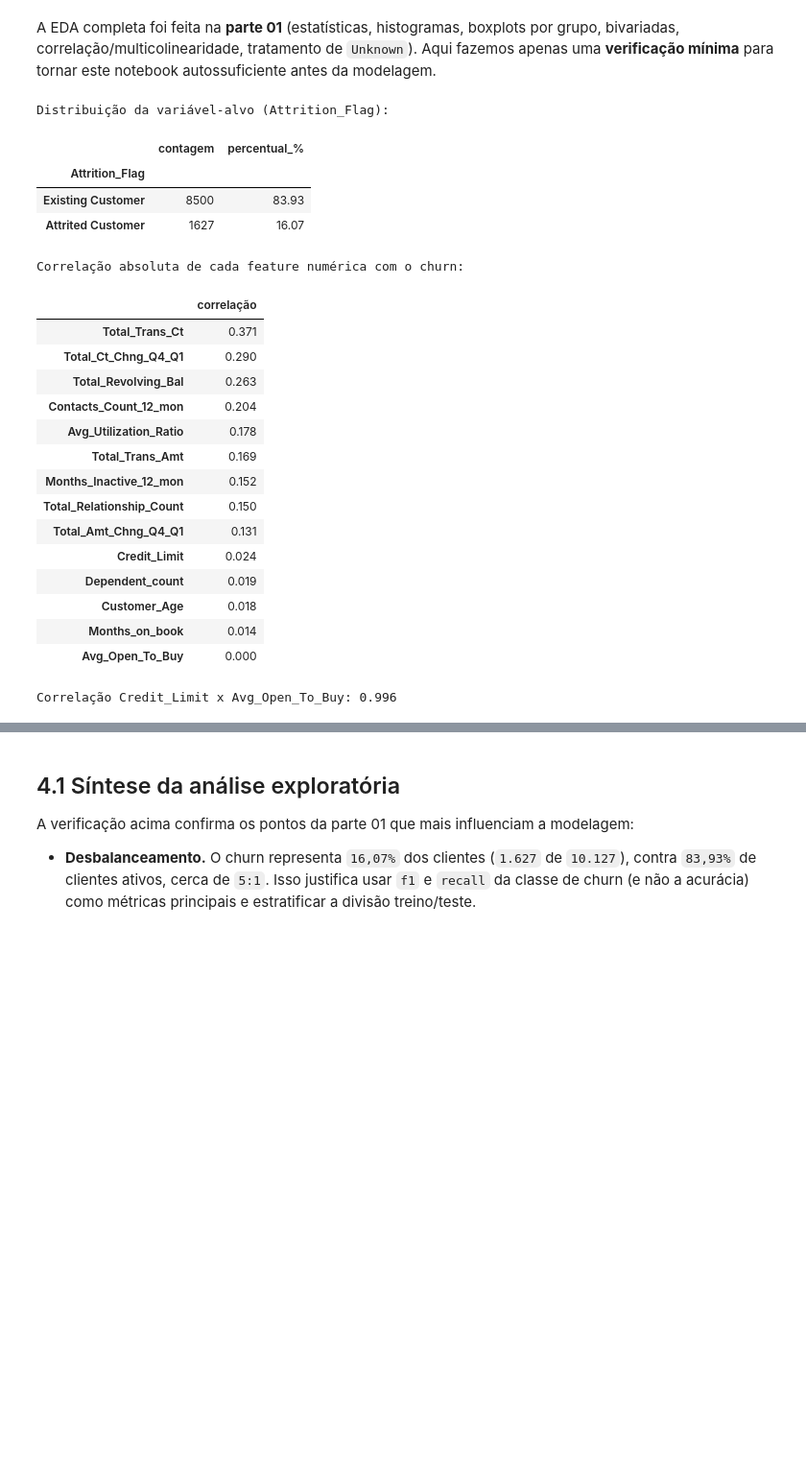
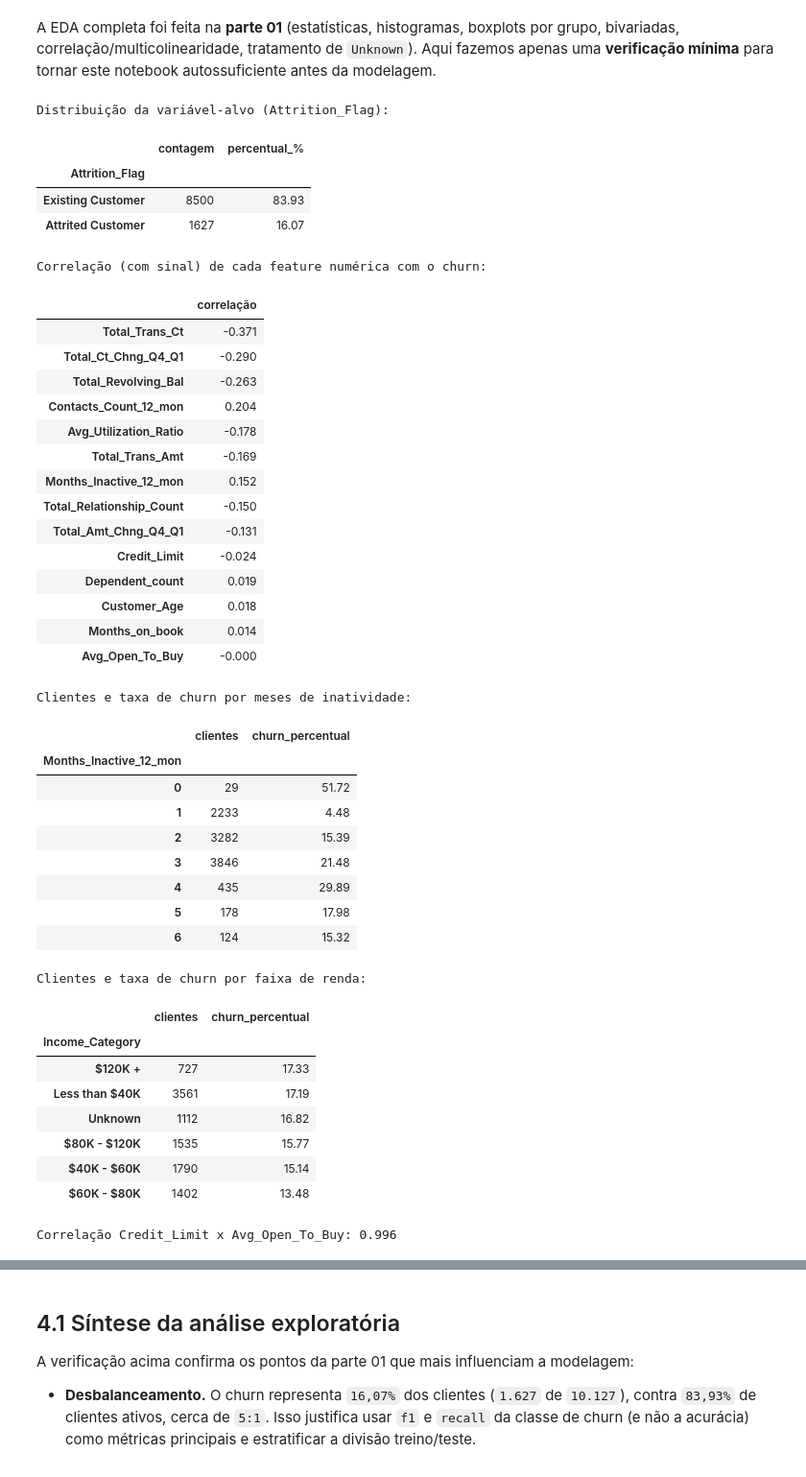
Before and after one commit to diogorblessa/mvp-credit-card-churn-parte-02, a Jupyter notebook: notebooks/desenvolvimento_mvp.ipynb, the cells around one changed output, grey strips where cells are left out. Shown at 96% size. Saved outputs shown, nothing was run; the diff lists cells and outputs as text; code cells hidden in the pictures; blank space fills up the shorter version.

```diff
--- a/notebooks/desenvolvimento_mvp.ipynb
+++ b/notebooks/desenvolvimento_mvp.ipynb
@@ -307,51 +310,95 @@ bivariadas, correlação/multicolinearidade, tratamento de `Unknown`). Aqui faze
 # %%
 # Verificação mínima da variável-alvo antes da modelagem.
 # A EDA completa está na parte 01; aqui só confirmamos o que orienta as decisões.
 
 # Distribuição da variável-alvo: confirma o desbalanceamento (cerca de 16% de churn).
 contagem = df["Attrition_Flag"].value_counts()
 percentual = (df["Attrition_Flag"].value_counts(normalize=True) * 100).round(2)
 print("Distribuição da variável-alvo (Attrition_Flag):")
 display(pd.concat([contagem.rename("contagem"),
                    percentual.rename("percentual_%")], axis=1))
 
 # Alvo binário temporário, só para medir associação (a definição oficial fica na Seção 5).
 y_churn = (df["Attrition_Flag"] == "Attrited Customer").astype(int)
 
-# Força de associação (linear) das features numéricas com o churn.
+# Força de associação (linear) das features numéricas com o churn, com sinal:
+# valores negativos indicam que o churn cresce quando a variável diminui.
+# A ordenação usa o valor absoluto, para ranquear pela força da associação.
 # Removem-se o ID e os scores Naive_Bayes, que não são preditores válidos (Seção 3.3).
 num = df.select_dtypes(include=np.number).drop(columns=["CLIENTNUM"])
 num = num[[c for c in num.columns if not c.startswith("Naive_Bayes_Classifier")]]
-corr_alvo = num.corrwith(y_churn).abs().sort_values(ascending=False)
-print("\nCorrelação absoluta de cada feature numérica com o churn:")
-display(corr_alvo.round(3).to_frame("correlação"))
+correlacao_com_alvo = num.corrwith(y_churn)
+correlacao_com_alvo = correlacao_com_alvo.reindex(
+    correlacao_com_alvo.abs().sort_values(ascending=False).index
+)
+print("\nCorrelação (com sinal) de cada feature numérica com o churn:")
+display(correlacao_com_alvo.round(3).to_frame("correlação"))
+
+# Contagem de clientes e taxa de churn por meses de inatividade: torna rastreáveis os
+# números citados na Seção 4.1 (grupos pequenos têm taxa pouco confiável).
+tabela_inatividade = df.groupby("Months_Inactive_12_mon").agg(
+    clientes=("Attrition_Flag", "size"),
+    churn_percentual=("Attrition_Flag",
+                      lambda rotulos: round((rotulos == "Attrited Customer").mean() * 100, 2)),
+)
+print("\nClientes e taxa de churn por meses de inatividade:")
+display(tabela_inatividade)
+
+# Taxa de churn por faixa de renda: evidência para a hipótese H4 (Seção 1.4),
+# retomada na conclusão (Seção 13).
+tabela_churn_por_renda = df.groupby("Income_Category").agg(
+    clientes=("Attrition_Flag", "size"),
+    churn_percentual=("Attrition_Flag",
+                      lambda rotulos: round((rotulos == "Attrited Customer").mean() * 100, 2)),
+).sort_values("churn_percentual", ascending=False)
+print("\nClientes e taxa de churn por faixa de renda:")
+display(tabela_churn_por_renda)
 
 # Confirma o par multicolinear apontado na parte 01 (decide o descarte na Seção 5).
 r_par = df["Credit_Limit"].corr(df["Avg_Open_To_Buy"])
 print(f"\nCorrelação Credit_Limit x Avg_Open_To_Buy: {r_par:.3f}")
 # %% [output]
 Distribuição da variável-alvo (Attrition_Flag):
 |  | contagem | percentual_% |
 | Attrition_Flag |  |  |
 | Existing Customer | 8500 | 83.93 |
 | Attrited Customer | 1627 | 16.07 |
-Correlação absoluta de cada feature numérica com o churn:
+Correlação (com sinal) de cada feature numérica com o churn:
 |  | correlação |
-| Total_Trans_Ct | 0.371 |
-| Total_Ct_Chng_Q4_Q1 | 0.290 |
-| Total_Revolving_Bal | 0.263 |
+| Total_Trans_Ct | -0.371 |
+| Total_Ct_Chng_Q4_Q1 | -0.290 |
+| Total_Revolving_Bal | -0.263 |
 | Contacts_Count_12_mon | 0.204 |
-| Avg_Utilization_Ratio | 0.178 |
-| Total_Trans_Amt | 0.169 |
+| Avg_Utilization_Ratio | -0.178 |
+| Total_Trans_Amt | -0.169 |
 | Months_Inactive_12_mon | 0.152 |
-| Total_Relationship_Count | 0.150 |
-| Total_Amt_Chng_Q4_Q1 | 0.131 |
-| Credit_Limit | 0.024 |
+| Total_Relationship_Count | -0.150 |
+| Total_Amt_Chng_Q4_Q1 | -0.131 |
+| Credit_Limit | -0.024 |
 | Dependent_count | 0.019 |
 | Customer_Age | 0.018 |
 | Months_on_book | 0.014 |
-| Avg_Open_To_Buy | 0.000 |
+| Avg_Open_To_Buy | -0.000 |
-Correlação Credit_Limit x Avg_Open_To_Buy: 0.996
+Clientes e taxa de churn por meses de inatividade:
+|  | clientes | churn_percentual |
+| Months_Inactive_12_mon |  |  |
+| 0 | 29 | 51.72 |
+| 1 | 2233 | 4.48 |
+| 2 | 3282 | 15.39 |
+| 3 | 3846 | 21.48 |
+| 4 | 435 | 29.89 |
+| 5 | 178 | 17.98 |
+| 6 | 124 | 15.32 |
+Clientes e taxa de churn por faixa de renda:
+|  | clientes | churn_percentual |
+| Income_Category |  |  |
+| $120K + | 727 | 17.33 |
+| Less than $40K | 3561 | 17.19 |
+| Unknown | 1112 | 16.82 |
+| $80K - $120K | 1535 | 15.77 |
+| $40K - $60K | 1790 | 15.14 |
+| $60K - $80K | 1402 | 13.48 |
+Correlação Credit_Limit x Avg_Open_To_Buy: 0.996
 # %%
 # Dois gráficos-chave que justificam decisões de modelagem.
 fig, axes = plt.subplots(1, 2, figsize=(12, 4))
```
Also changed, not shown: parts of 11 cells of this notebook, 2 other files.
